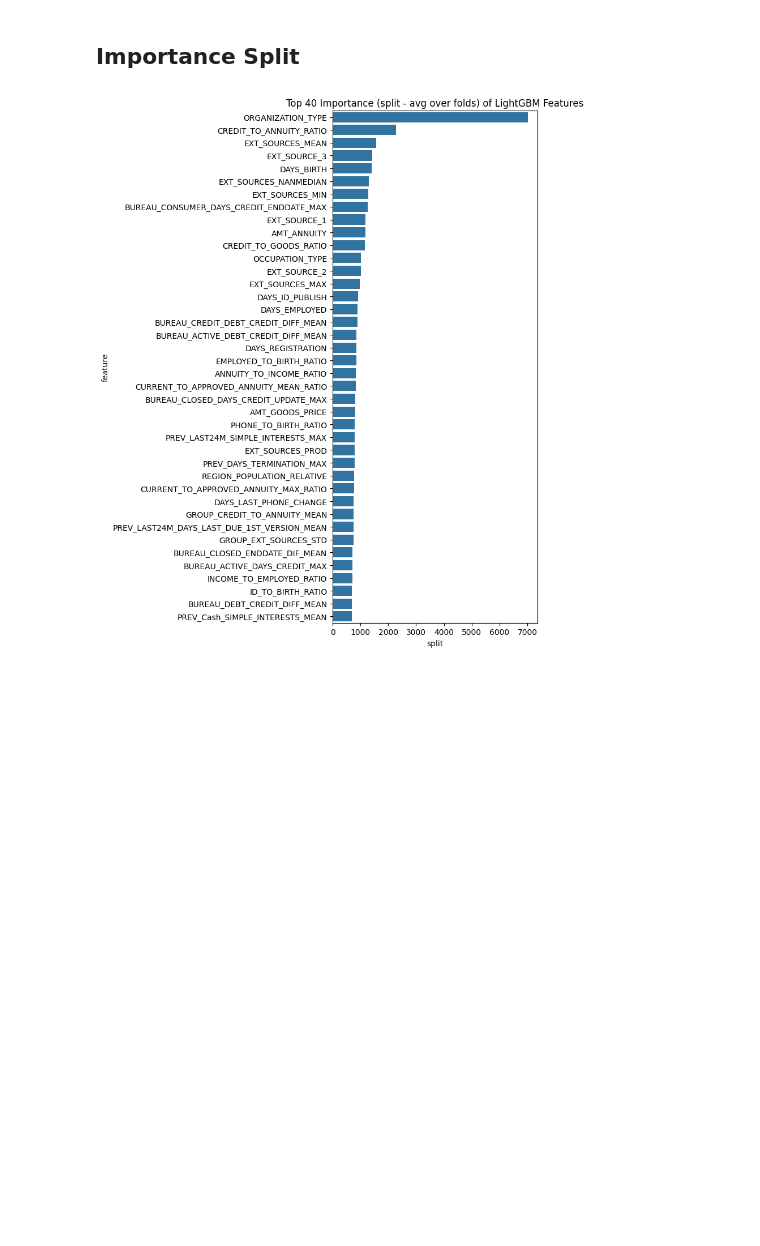
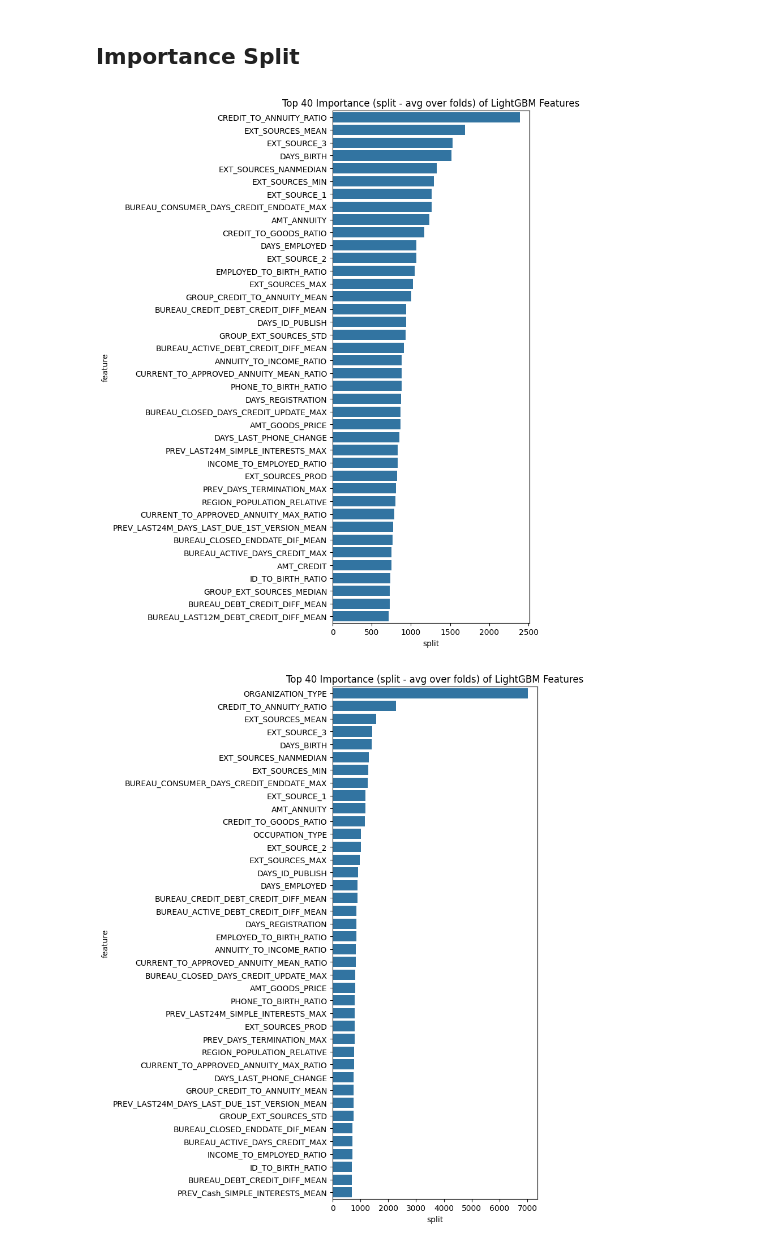
Before and after one commit to ArianeNantes/ocp7, a Jupyter notebook: feature_importance.ipynb, the cells around one changed output. Drawn from its saved outputs; the diff is of its cells as text; code cells hidden in the pictures; blank space fills up the shorter version.

```diff
--- a/feature_importance.ipynb
+++ b/feature_importance.ipynb
@@ -211,4 +233,8 @@ Le split représente le nombre de fois où un attribut est utilisé pour diviser
 En d'autres termes, il mesure le nombre de fois où un attribut est sélectionné comme le meilleur attribut pour diviser les données
 dans l'ensemble des arbres de décision de l'ensemble de modèles.
 """
+# %%
+display_importances(feature_importance, importance='split')
+# %% [output]
+[figure, added]
 # %%
```
Also changed, not shown: parts of 12 cells of this notebook.
